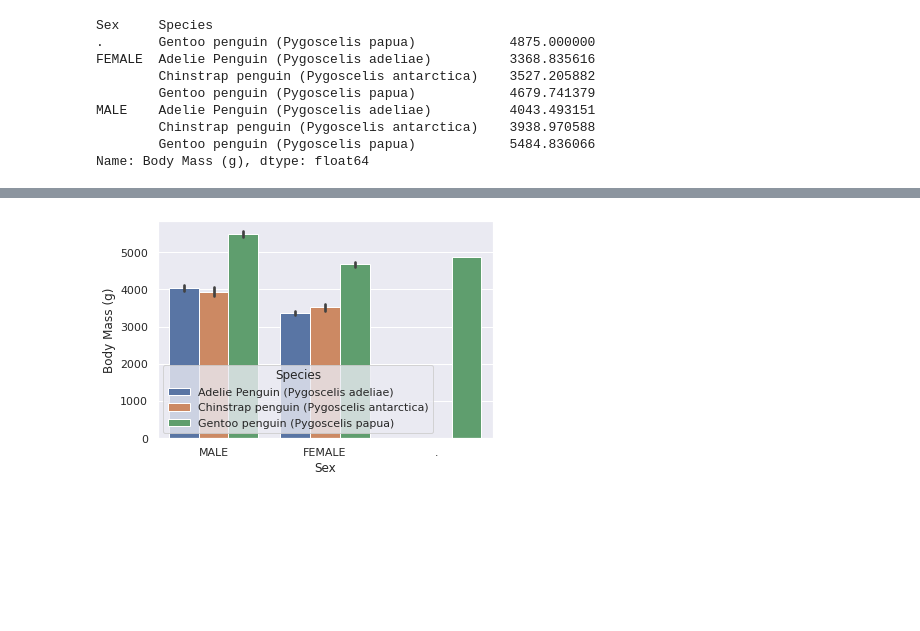
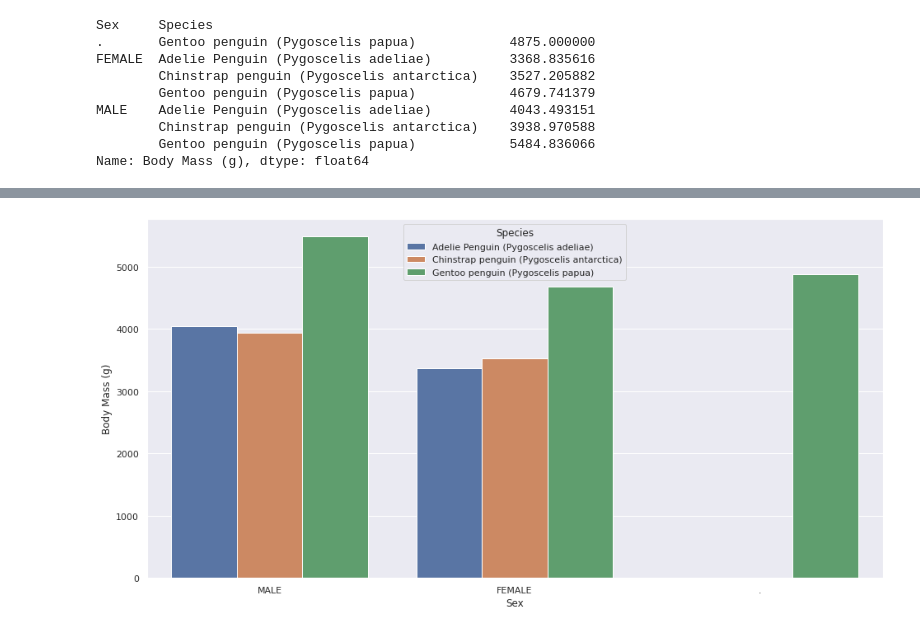
Before and after one commit to rawanalqarni/Palmer_penguins_EDA, a Jupyter notebook: penguins.ipynb, the cells around one changed output, grey strips where cells are left out. Cells and saved outputs as stored; diff of their text form; code cells hidden in the pictures; blank space fills up the shorter version.

Commit message:
plot incluede

```diff
--- a/penguins.ipynb
+++ b/penguins.ipynb
@@ -177,0 +240,8 @@ Name: Body Mass (g), dtype: float64
+# %%
+sns.set(font_scale=1.5)
+from matplotlib import rcParams
+# figure size in inches
+rcParams['figure.figsize'] = 16, 8
+
+sns.set_theme(style="darkgrid")
+sns.barplot('Sex', 'Culmen Length (mm)','Species', data=df_penguins, ci=None);
@@ -178,5 +250,10 @@ Name: Body Mass (g), dtype: float64
 # %%
+sns.set(font_scale=1.5)
+from matplotlib import rcParams
+# figure size in inches
+rcParams['figure.figsize'] = 16, 8
+
 sns.set_theme(style="darkgrid")
-sns.barplot('Sex', 'Body Mass (g)','Species', data=df_penguins);
+sns.barplot('Sex', 'Body Mass (g)','Species', data=df_penguins, ci=None);
 # %% [output]
-[figure, old version]
+[figure, new version]
```
Also changed, not shown: parts of 9 cells of this notebook.
